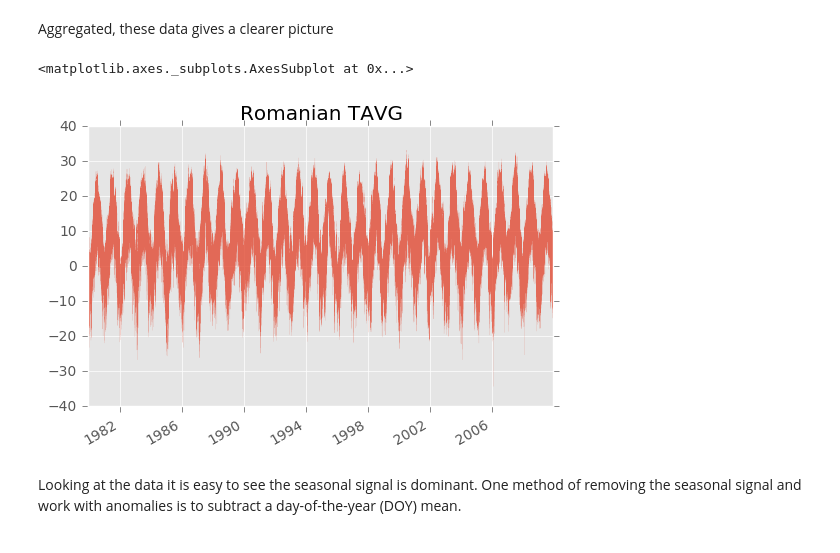
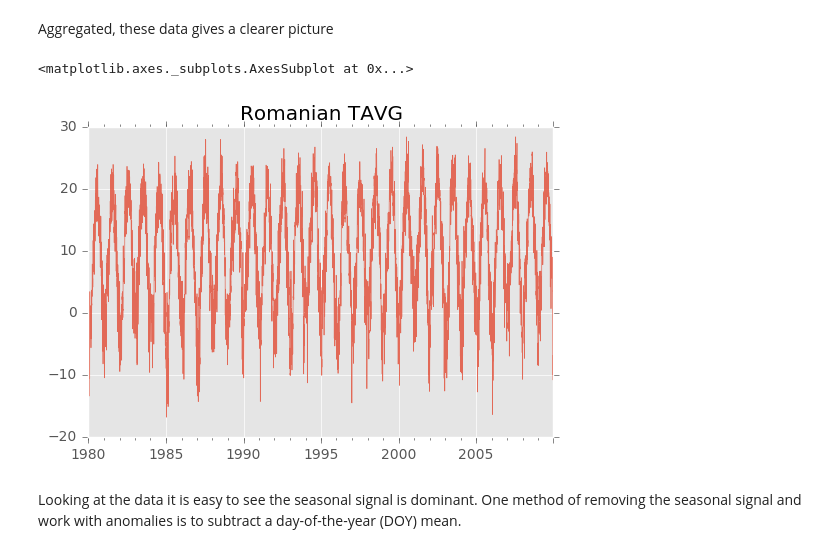
Before and after one commit to benlaken/Romania_2016, a Jupyter notebook: test_stations.ipynb, the cells around one changed output. Drawn from its saved outputs; the diff is of its cells as text; code cells hidden in the pictures.

```diff
--- a/test_stations.ipynb
+++ b/test_stations.ipynb
@@ -102,7 +101,7 @@ print("{0} GHCN files read".format(len(frames)))
 # %% [output]
 36 GHCN files read
 # %%
-df = pd.concat(frames)  # Join all the seperate data together into one object
+df = pd.concat(frames, axis=1)  # Join all the seperate data together into one object
 # %% [markdown]
 ## Step 2: Cleaning the dataset for analysis
 
@@ -155,7 +154,7 @@ df.describe()
 # %%
 # It looks like we can simply filter out data that now has a low count (e.g. < 10,000).
 
-limit = 10000
+limit = 0
 
 for key in df:
     if df[key].count() <= limit:
@@ -205,10 +204,10 @@ plt.show()
 # %% [markdown]
 Aggregated, these data gives a clearer picture
 # %%
-df.mean(axis=1).plot(title='Romanian TAVG', lw=0.1, alpha=0.8)
+df.mean(axis=1).plot(title='Romanian TAVG', lw=0.5, alpha=0.8)
 # %% [output]
 <matplotlib.axes._subplots.AxesSubplot at 0x...>
-[figure, old version]
+[figure, new version]
 # %% [markdown]
 Looking at the data it is easy to see the seasonal signal is dominant. One method of removing the seasonal signal and work with anomalies is to subtract a day-of-the-year (DOY) mean.
 # %%
```
Also changed, not shown: parts of 14 cells of this notebook.
